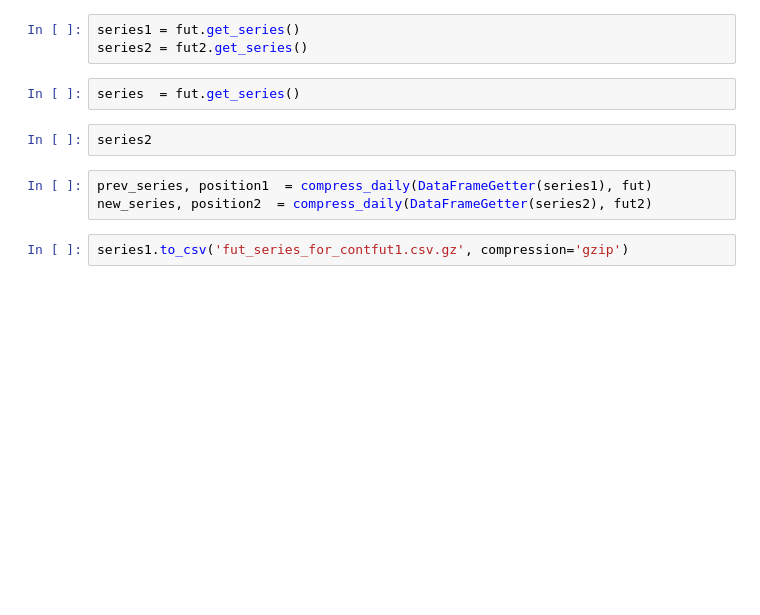
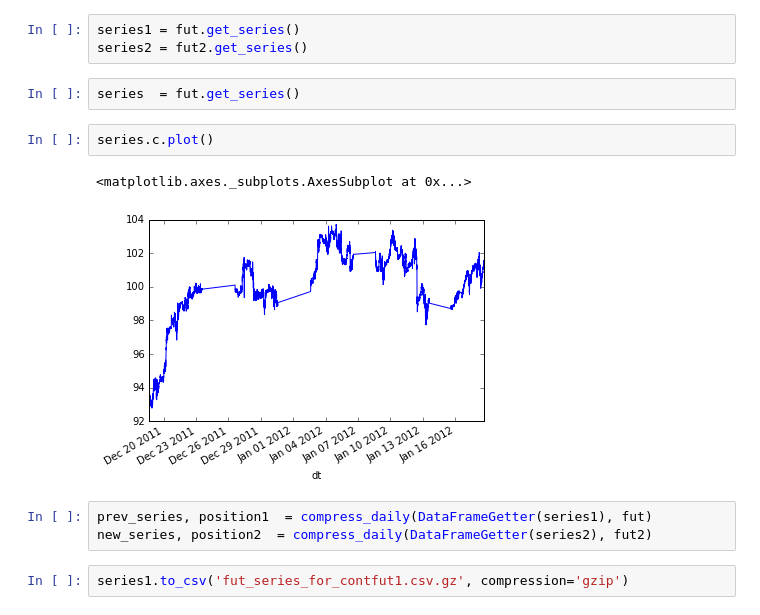
Before and after one commit to trendmanagement/Tmqr-framework-2, a Jupyter notebook: notebooks/data/Quotes cont fut building test.ipynb, the cells around one changed output. Drawn from its saved outputs; the diff is of its cells as text; blank space fills up the shorter version.

```diff
--- a/notebooks/data/Quotes cont fut building test.ipynb
+++ b/notebooks/data/Quotes cont fut building test.ipynb
@@ -70,8 +70,11 @@ series1 = fut.get_series()
 series2 = fut2.get_series()
 # %%
 series  = fut.get_series()
-# %%
-series2
+# %%
+series.c.plot()
+# %% [output]
+<matplotlib.axes._subplots.AxesSubplot at 0x...>
+[figure, added]
 # %%
 prev_series, position1  = compress_daily(DataFrameGetter(series1), fut)
 new_series, position2  = compress_daily(DataFrameGetter(series2), fut2)
```
Also changed, not shown: parts of 4 cells of this notebook, 1 other file.
